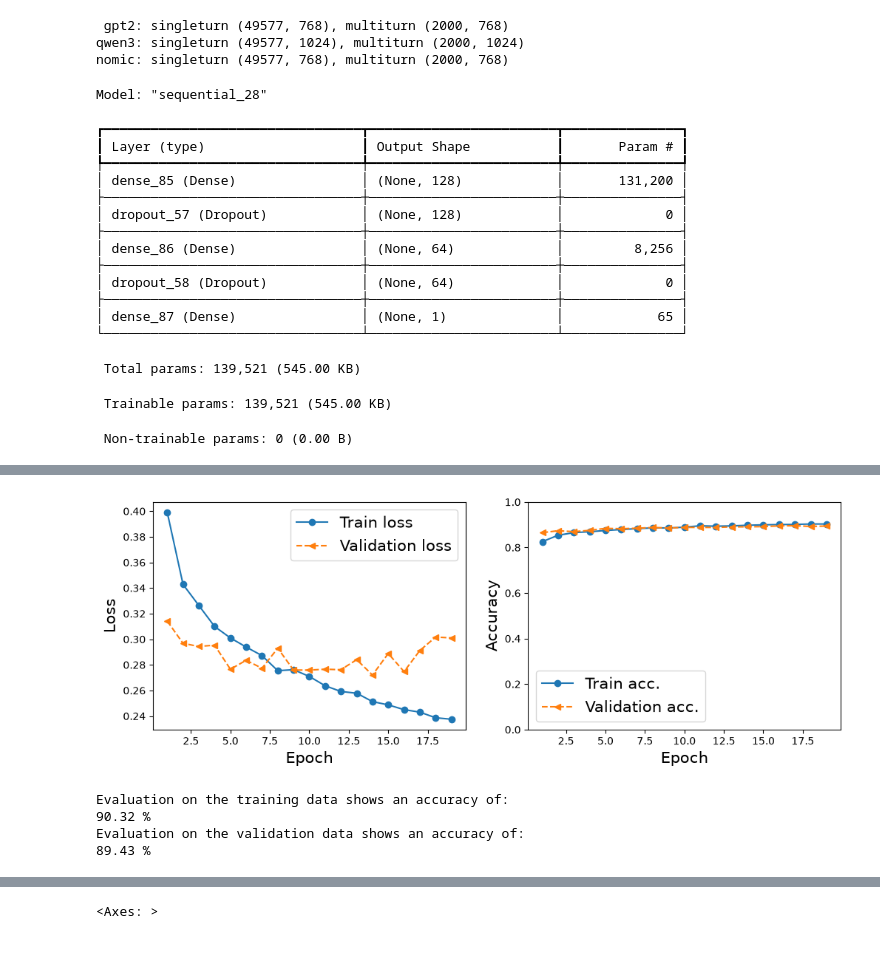
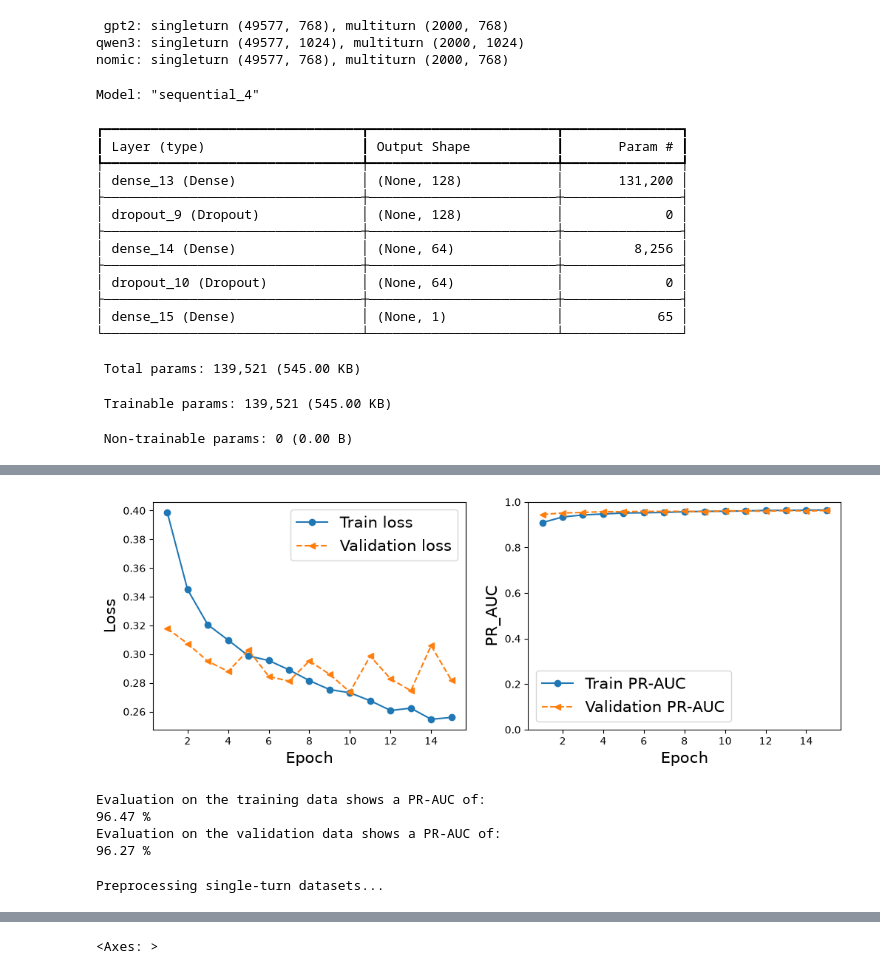
Before and after one commit to strouddm/project-jail-break, a Jupyter notebook: notebooks/02_rachel_ffnn_models.ipynb, the cells around one changed output, grey strips where cells are left out. Drawn from its saved outputs; the diff is of its cells as text; code cells hidden in the pictures.

```diff
--- a/notebooks/02_rachel_ffnn_models.ipynb
+++ b/notebooks/02_rachel_ffnn_models.ipynb
@@ -92,8 +92,8 @@ model_qwen3 = tf.keras.Sequential([
 
 # Compile model
 model_qwen3.compile(optimizer=tf.keras.optimizers.Adam(learning_rate=0.01),
-              loss=tf.keras.losses.BinaryCrossentropy(),
-              metrics=['accuracy'])
+                    loss=tf.keras.losses.BinaryCrossentropy(),
+                    metrics=[tf.keras.metrics.AUC(curve='PR', name='pr_auc')])
 
 model_qwen3.summary()
 
@@ -101,11 +101,10 @@ model_qwen3.summary()
 
 # define an instance of the early_stopping class
 early_stopping = tf.keras.callbacks.EarlyStopping(
-    monitor='val_loss',
-    verbose=1,
+    monitor='val_loss',  # stop on loss plateau
     patience=5,
     mode='min',
-    restore_best_weights=True
+    restore_best_weights=True  # but restore weights from best val_loss epoch
 )
 
 history = model_qwen3.fit(
@@ -128,34 +127,34 @@ ax.set_xlabel('Epoch', size=15)
 ax.set_ylabel('Loss', size=15)
 
 ax = fig.add_subplot(1, 2, 2)
-ax.plot(x_arr, hist['accuracy'], '-o', label='Train acc.')
-ax.plot(x_arr, hist['val_accuracy'], '--<', label='Validation acc.')
+ax.plot(x_arr, hist['pr_auc'], '-o', label='Train PR-AUC')
+ax.plot(x_arr, hist['val_pr_auc'], '--<', label='Validation PR-AUC')
 ax.legend(fontsize=15)
 ax.set_xlabel('Epoch', size=15)
-ax.set_ylabel('Accuracy', size=15)
+ax.set_ylabel('PR_AUC', size=15)
 ax.set_ylim(0,1)
 plt.show()
 
 # evaluate the accuracy of model on (X_train, y_train) and (X_val, y_val)
 ### YOUR CODE HERE ###
-print('Evaluation on the training data shows an accuracy of:')
-print(np.round(hist['accuracy'][-1]*100,2), '%')
-print('Evaluation on the validation data shows an accuracy of:')
-print(np.round(hist['val_accuracy'][-1]*100,2), '%')
+print('Evaluation on the training data shows a PR-AUC of:')
+print(np.round(hist['pr_auc'][-1]*100,2), '%')
+print('Evaluation on the validation data shows a PR-AUC of:')
+print(np.round(hist['val_pr_auc'][-1]*100,2), '%')
 # %% [output]
-Model: "sequential_28"
+Model: "sequential_4"
 ┏━━━━━━━━━━━━━━━━━━━━━━━━━━━━━━━━━┳━━━━━━━━━━━━━━━━━━━━━━━━┳━━━━━━━━━━━━━━━┓
 ┃ Layer (type)                    ┃ Output Shape           ┃       Param # ┃
 ┡━━━━━━━━━━━━━━━━━━━━━━━━━━━━━━━━━╇━━━━━━━━━━━━━━━━━━━━━━━━╇━━━━━━━━━━━━━━━┩
-│ dense_85 (Dense)                │ (None, 128)            │       131,200 │
+│ dense_13 (Dense)                │ (None, 128)            │       131,200 │
 ├─────────────────────────────────┼────────────────────────┼───────────────┤
-│ dropout_57 (Dropout)            │ (None, 128)            │             0 │
+│ dropout_9 (Dropout)             │ (None, 128)            │             0 │
 ├─────────────────────────────────┼────────────────────────┼───────────────┤
-│ dense_86 (Dense)                │ (None, 64)             │         8,256 │
+│ dense_14 (Dense)                │ (None, 64)             │         8,256 │
 ├─────────────────────────────────┼────────────────────────┼───────────────┤
-│ dropout_58 (Dropout)            │ (None, 64)             │             0 │
+│ dropout_10 (Dropout)            │ (None, 64)             │             0 │
 ├─────────────────────────────────┼────────────────────────┼───────────────┤
-│ dense_87 (Dense)                │ (None, 1)              │            65 │
+│ dense_15 (Dense)                │ (None, 1)              │            65 │
 └─────────────────────────────────┴────────────────────────┴───────────────┘
  Total params: 139,521 (545.00 KB)
  Trainable params: 139,521 (545.00 KB)
@@ -180,8 +179,25 @@ Restoring model weights from the end of the best epoch: 14.
-[figure, old version]
+[figure, new version]
-Evaluation on the training data shows an accuracy of:
-90.32 %
-Evaluation on the validation data shows an accuracy of:
-89.43 %
+Evaluation on the training data shows a PR-AUC of:
+96.47 %
+Evaluation on the validation data shows a PR-AUC of:
+96.27 %
+# %%
+REPO_ROOT = here()
+RAW_DATA_DIR = REPO_ROOT / 'data' / 'raw'
+PROCESSED_DATA_DIR = REPO_ROOT / 'data' / 'processed'
+
+#### SINGLE-TURN DATASET PREPROCESSING ####
+
+print('Preprocessing single-turn datasets...')
+
+# WildGuardMix is a dataset of single-turn human-LLM interactions (both benign and harmful)
+# WildGuardMix already has train/ test split
+
+# Uploading
+singleturn_train = pd.read_parquet(RAW_DATA_DIR / 'wildguardmix' / 'train' / 'wildguard_train.parquet')
+singleturn_test = pd.read_parquet(RAW_DATA_DIR / 'wildguardmix' / 'test' / 'wildguard_test.parquet')
+# %% [output]
+Preprocessing single-turn datasets...
 # %%
 # Testing different hyperparameters
 
```
Also changed, not shown: parts of 14 cells of this notebook.
